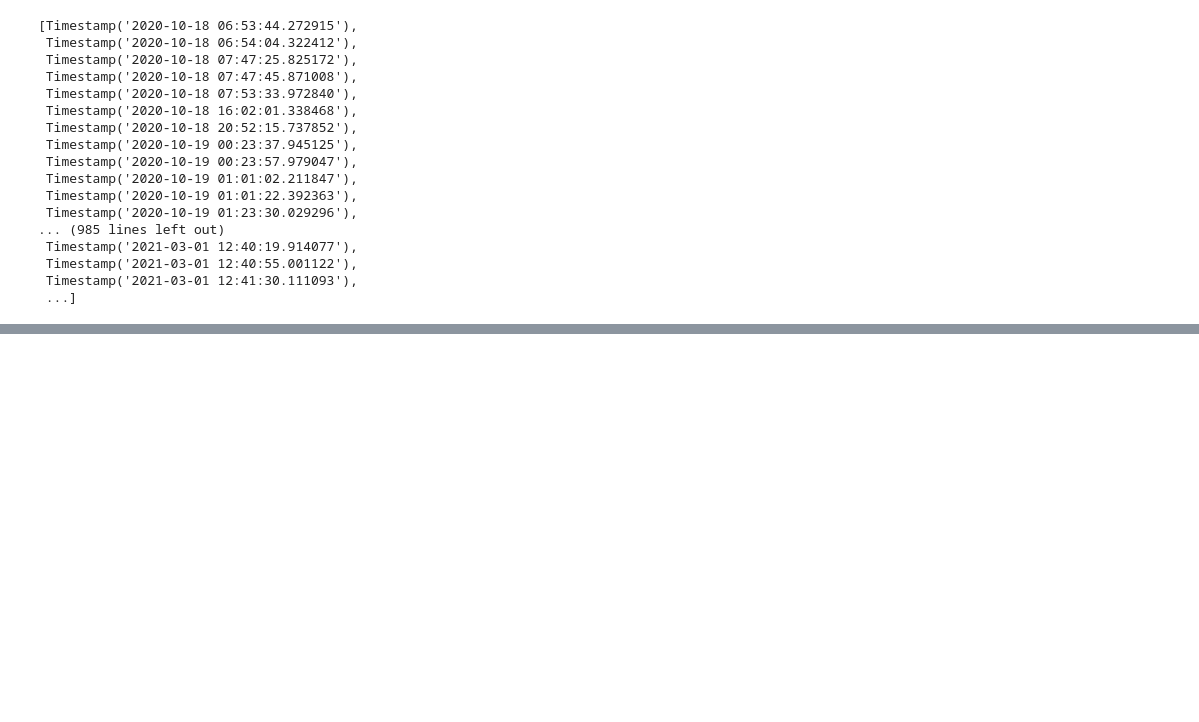
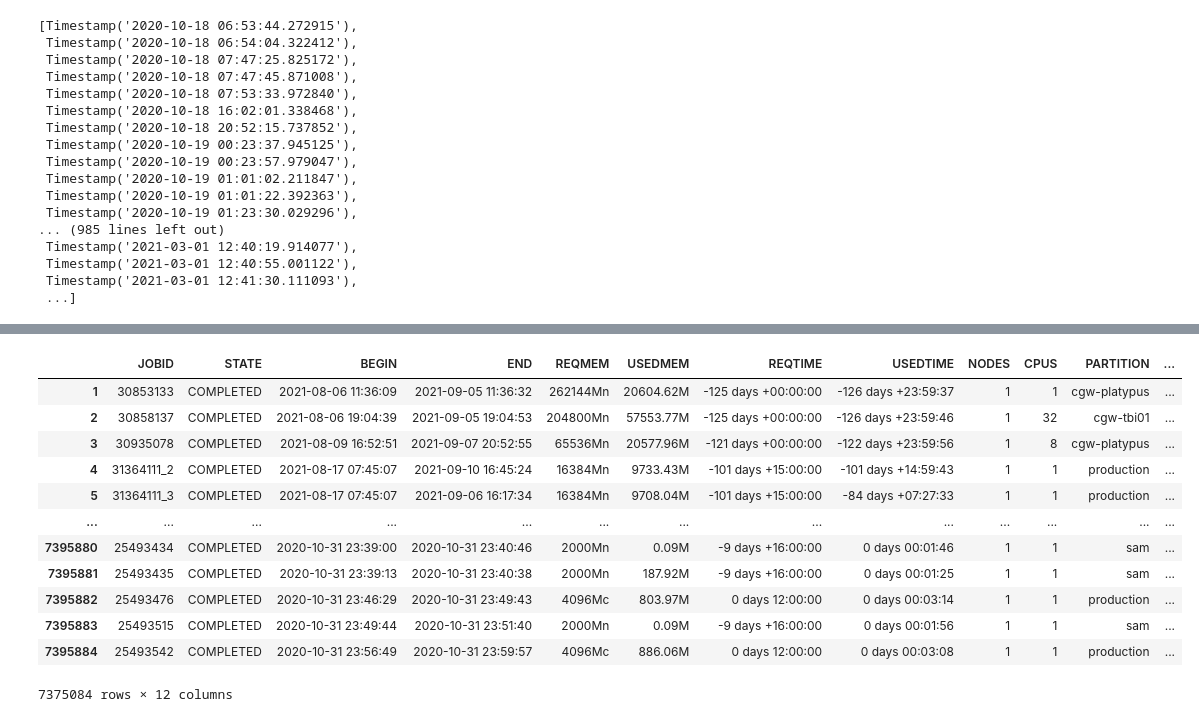
Before and after one commit to nss-data-science-cohort-8/accre-green-bean-casserole, a Jupyter notebook: notebooks/DataIntroduction.ipynb, the cells around one changed output, grey strips where cells are left out. Saved outputs shown, nothing was run; the diff lists cells and outputs as text; code cells hidden in the pictures; blank space fills up the shorter version.

```diff
--- a/notebooks/DataIntroduction.ipynb
+++ b/notebooks/DataIntroduction.ipynb
@@ -410,2 +247,0 @@ len(all_errors)
-# %%
-jobs = jobs[jobs['STATE'] == 'COMPLETED']
@@ -415,0 +470,16 @@ Timedelta('322 days 04:42:47.727085')
+# %%
+jobs['end_day_hour'] =
+# %% [output]
+|  | JOBID | STATE | BEGIN | END | REQMEM | USEDMEM | REQTIME | USEDTIME | NODES | CPUS | PARTITION | ... |
+| 1 | 30853133 | COMPLETED | 2021-08-06 11:36:09 | 2021-09-05 11:36:32 | 262144Mn | 20604.62M | -125 days +00:00:00 | -126 days +23:59:37 | 1 | 1 | cgw-platypus | ... |
+| 2 | 30858137 | COMPLETED | 2021-08-06 19:04:39 | 2021-09-05 19:04:53 | 204800Mn | 57553.77M | -125 days +00:00:00 | -126 days +23:59:46 | 1 | 32 | cgw-tbi01 | ... |
+| 3 | 30935078 | COMPLETED | 2021-08-09 16:52:51 | 2021-09-07 20:52:55 | 65536Mn | 20577.96M | -121 days +00:00:00 | -122 days +23:59:56 | 1 | 8 | cgw-platypus | ... |
+| 4 | 31364111_2 | COMPLETED | 2021-08-17 07:45:07 | 2021-09-10 16:45:24 | 16384Mn | 9733.43M | -101 days +15:00:00 | -101 days +14:59:43 | 1 | 1 | production | ... |
+| 5 | 31364111_3 | COMPLETED | 2021-08-17 07:45:07 | 2021-09-06 16:17:34 | 16384Mn | 9708.04M | -101 days +15:00:00 | -84 days +07:27:33 | 1 | 1 | production | ... |
+| ... | ... | ... | ... | ... | ... | ... | ... | ... | ... | ... | ... | ... |
+| 7395880 | 25493434 | COMPLETED | 2020-10-31 23:39:00 | 2020-10-31 23:40:46 | 2000Mn | 0.09M | -9 days +16:00:00 | 0 days 00:01:46 | 1 | 1 | sam | ... |
+| 7395881 | 25493435 | COMPLETED | 2020-10-31 23:39:13 | 2020-10-31 23:40:38 | 2000Mn | 187.92M | -9 days +16:00:00 | 0 days 00:01:25 | 1 | 1 | sam | ... |
+| 7395882 | 25493476 | COMPLETED | 2020-10-31 23:46:29 | 2020-10-31 23:49:43 | 4096Mc | 803.97M | 0 days 12:00:00 | 0 days 00:03:14 | 1 | 1 | production | ... |
+| 7395883 | 25493515 | COMPLETED | 2020-10-31 23:49:44 | 2020-10-31 23:51:40 | 2000Mn | 0.09M | -9 days +16:00:00 | 0 days 00:01:56 | 1 | 1 | sam | ... |
+| 7395884 | 25493542 | COMPLETED | 2020-10-31 23:56:49 | 2020-10-31 23:59:57 | 4096Mc | 886.06M | 0 days 12:00:00 | 0 days 00:03:08 | 1 | 1 | production | ... |
+7375084 rows × 12 columns
```
Also changed, not shown: parts of 16 cells of this notebook.
